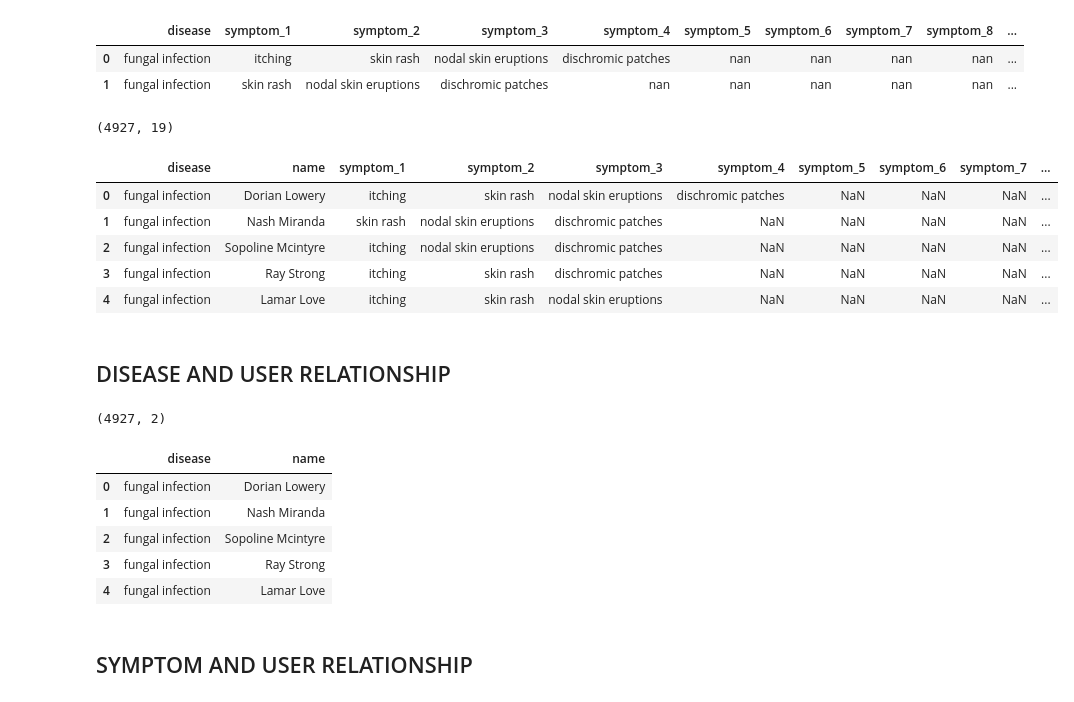
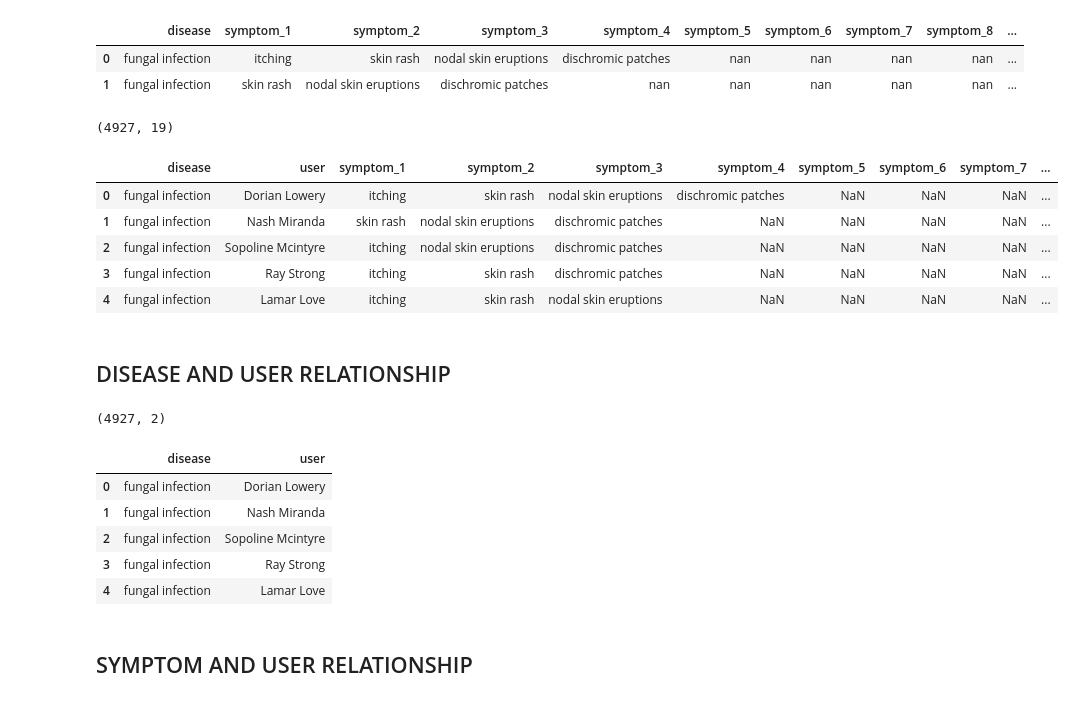
Before and after one commit to RodrigoRenatoPomaLudena/disease_complex_networks_neo4j, a Jupyter notebook: clean_dataset.ipynb, the cells around one changed output. Saved outputs shown, nothing was run; the diff lists cells and outputs as text; code cells hidden in the pictures.

```diff
--- a/clean_dataset.ipynb
+++ b/clean_dataset.ipynb
@@ -7,12 +7,13 @@ import os
 dataset_path = 'dataset/'
 data_content = {}
 for file_name in os.listdir(dataset_path):
-    df = pd.read_csv(dataset_path+file_name)
-    df.columns = df.columns.str.lower()
-    for column in df.columns:
-        if ~np.issubdtype(df[column].dtype, np.number):
-            df[column] = df[column].astype(str).str.lower().str.replace('_',' ')
-    data_content[file_name] = df
+    if file_name != 'users':
+        df = pd.read_csv(dataset_path+file_name)
+        df.columns = df.columns.str.lower()
+        for column in df.columns:
+            if ~np.issubdtype(df[column].dtype, np.number):
+                df[column] = df[column].astype(str).str.lower().str.replace('_',' ')
+        data_content[file_name] = df
 # %%
 user_data = {}
 users_path = dataset_path+'users/'
@@ -32,6 +33,7 @@ df_user = pd.concat(df_user_list, ignore_index=True)
 df_user = df_user.drop_duplicates().reset_index(drop=True)
 df_user = df_user.drop_duplicates(subset='name', keep="first")
 df_user = df_user.iloc[0:4920, :]
+df_user.rename(columns={'name':'user'},inplace=True)
 df_user.to_csv(dataset_cleaned_path+'user_node.csv')
 print(df_user.shape)
 df_user.head(2)
@@ -156,15 +158,15 @@ data_content['disease_symptom.csv'].head(2)
 # %%
 df_disease_and_symptom = data_content['disease_symptom.csv']
 symptom_columns = [x for x in df_disease_and_symptom.columns if x != 'disease']
-df_disease_and_symptom_and_user = df_disease_and_symptom.join(df_user[['name']], how='outer')
-df_disease_and_symptom_and_user = df_disease_and_symptom_and_user[['disease', 'name'] + symptom_columns].copy()
+df_disease_and_symptom_and_user = df_disease_and_symptom.join(df_user[['user']], how='outer')
+df_disease_and_symptom_and_user = df_disease_and_symptom_and_user[['disease', 'user'] + symptom_columns].copy()
 df_disease_and_symptom_and_user.replace({'nan' : np.nan}, inplace=True)
 df_disease_and_symptom_and_user.to_csv(dataset_cleaned_path+'disease_and_symptom_and_user_node.csv')
 print(df_disease_and_symptom_and_user.shape)
 df_disease_and_symptom_and_user.head()
 # %% [output]
 (4927, 19)
-|  | disease | name | symptom_1 | symptom_2 | symptom_3 | symptom_4 | symptom_5 | symptom_6 | symptom_7 | ... |
+|  | disease | user | symptom_1 | symptom_2 | symptom_3 | symptom_4 | symptom_5 | symptom_6 | symptom_7 | ... |
 | 0 | fungal infection | Dorian Lowery | itching | skin rash | nodal skin eruptions | dischromic patches | NaN | NaN | NaN | ... |
 | 1 | fungal infection | Nash Miranda | skin rash | nodal skin eruptions | dischromic patches | NaN | NaN | NaN | NaN | ... |
 | 2 | fungal infection | Sopoline Mcintyre | itching | nodal skin eruptions | dischromic patches | NaN | NaN | NaN | NaN | ... |
@@ -173,13 +175,13 @@ df_disease_and_symptom_and_user.head()
 # %% [markdown]
 ## DISEASE AND USER RELATIONSHIP
 # %%
-df_disease_and_user = df_disease_and_symptom_and_user[['disease', 'name']]
+df_disease_and_user = df_disease_and_symptom_and_user[['disease', 'user']]
 df_disease_and_user.to_csv(dataset_cleaned_path+'disease_and_user_node.csv')
 print(df_disease_and_user.shape)
 df_disease_and_user.head()
 # %% [output]
 (4927, 2)
-|  | disease | name |
+|  | disease | user |
 | 0 | fungal infection | Dorian Lowery |
 | 1 | fungal infection | Nash Miranda |
 | 2 | fungal infection | Sopoline Mcintyre |
```
Also changed, not shown: parts of 3 cells of this notebook, 3 other files.
